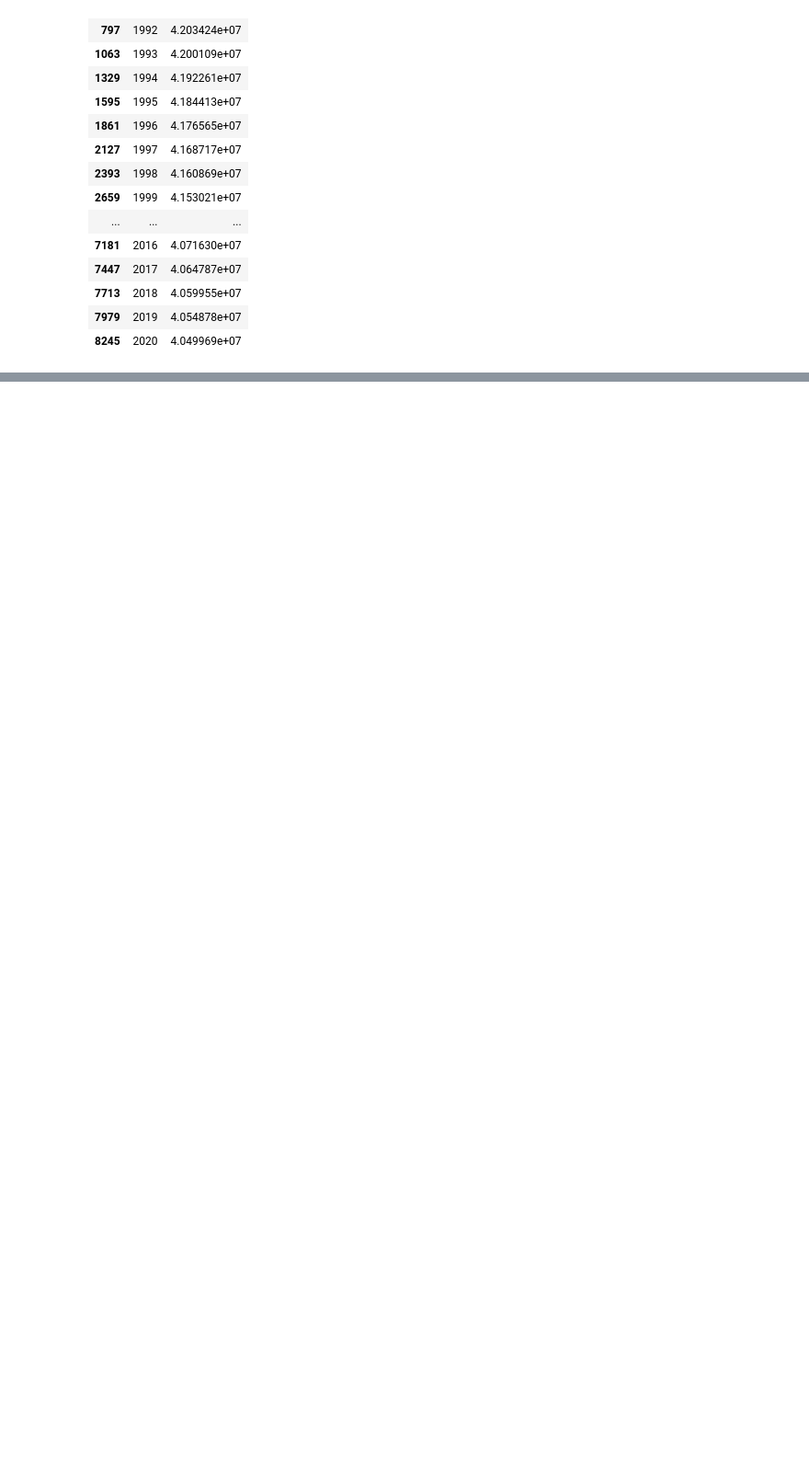
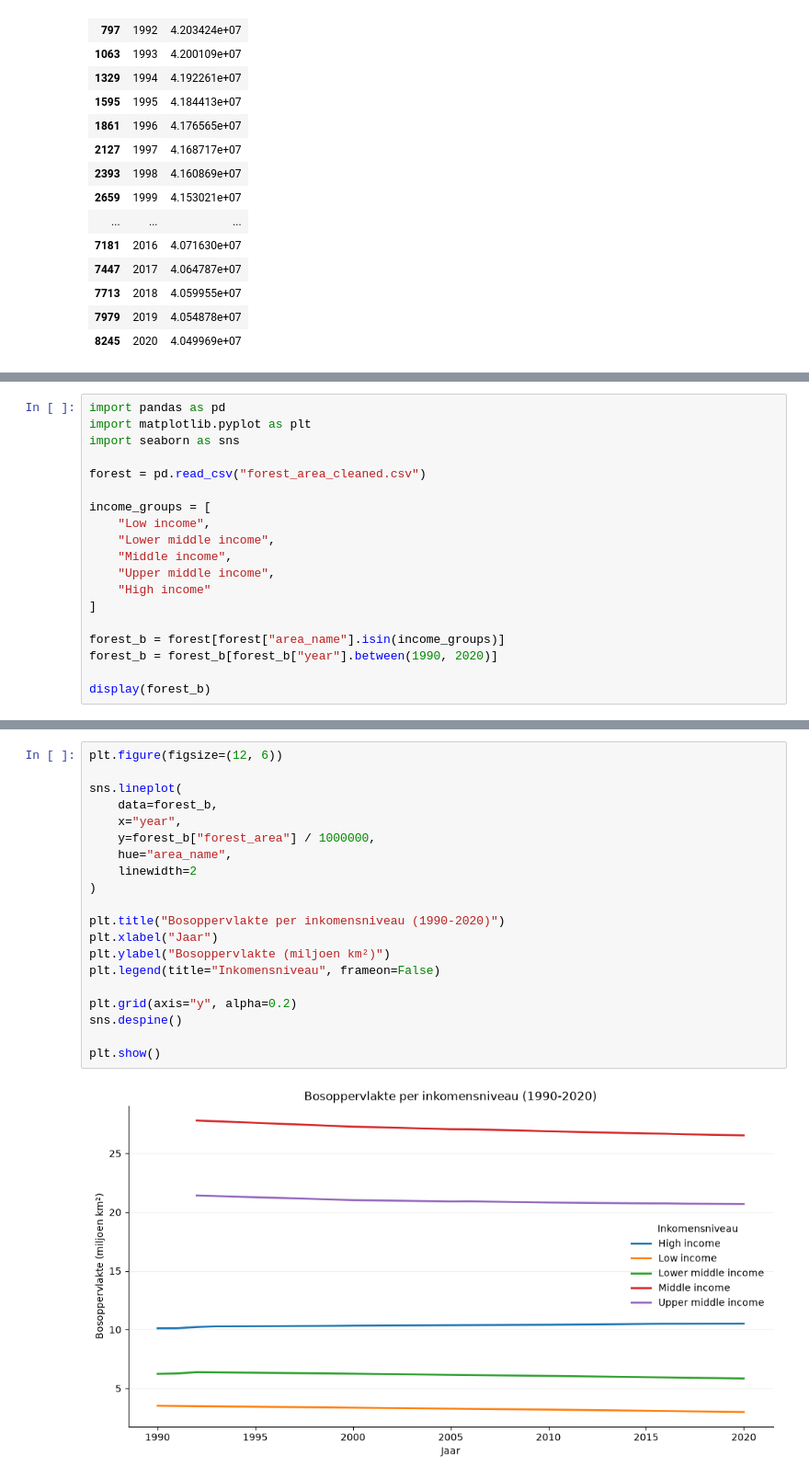
Before and after one commit to KaanAlhan2002/Visualisatie_Storytelling_Deel1_Groep26, a Jupyter notebook: eindopdracht.ipynb, the cells around one changed output, grey strips where cells are left out. Shown at 92% size. Saved outputs shown, nothing was run; the diff lists cells and outputs as text; blank space fills up the shorter version.

```diff
--- a/eindopdracht.ipynb
+++ b/eindopdracht.ipynb
@@ -48,0 +51,19 @@ wereld[["year", "forest_area"]]
+# %%
+import pandas as pd
+import matplotlib.pyplot as plt
+import seaborn as sns
+
+forest = pd.read_csv("forest_area_cleaned.csv")
+
+income_groups = [
+    "Low income",
+    "Lower middle income",
+    "Middle income",
+    "Upper middle income",
+    "High income"
+]
+
+forest_b = forest[forest["area_name"].isin(income_groups)]
+forest_b = forest_b[forest_b["year"].between(1990, 2020)]
+
+display(forest_b)
@@ -48,0 +84,22 @@ wereld[["year", "forest_area"]]
+# %%
+plt.figure(figsize=(12, 6))
+
+sns.lineplot(
+    data=forest_b,
+    x="year",
+    y=forest_b["forest_area"] / 1000000,
+    hue="area_name",
+    linewidth=2
+)
+
+plt.title("Bosoppervlakte per inkomensniveau (1990-2020)")
+plt.xlabel("Jaar")
+plt.ylabel("Bosoppervlakte (miljoen km²)")
+plt.legend(title="Inkomensniveau", frameon=False)
+
+plt.grid(axis="y", alpha=0.2)
+sns.despine()
+
+plt.show()
+# %% [output]
+[figure, added]
```
Also changed, not shown: parts of 11 cells of this notebook.
